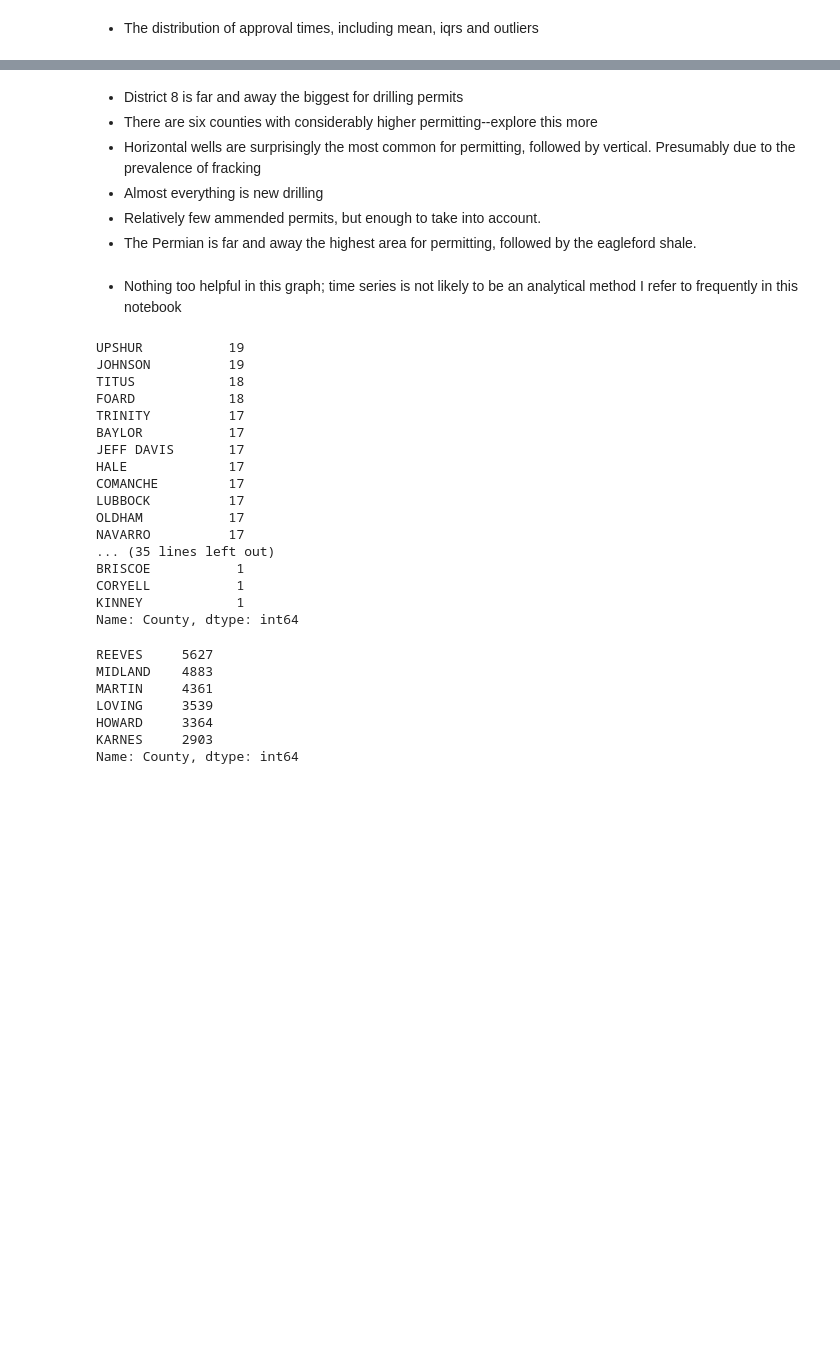
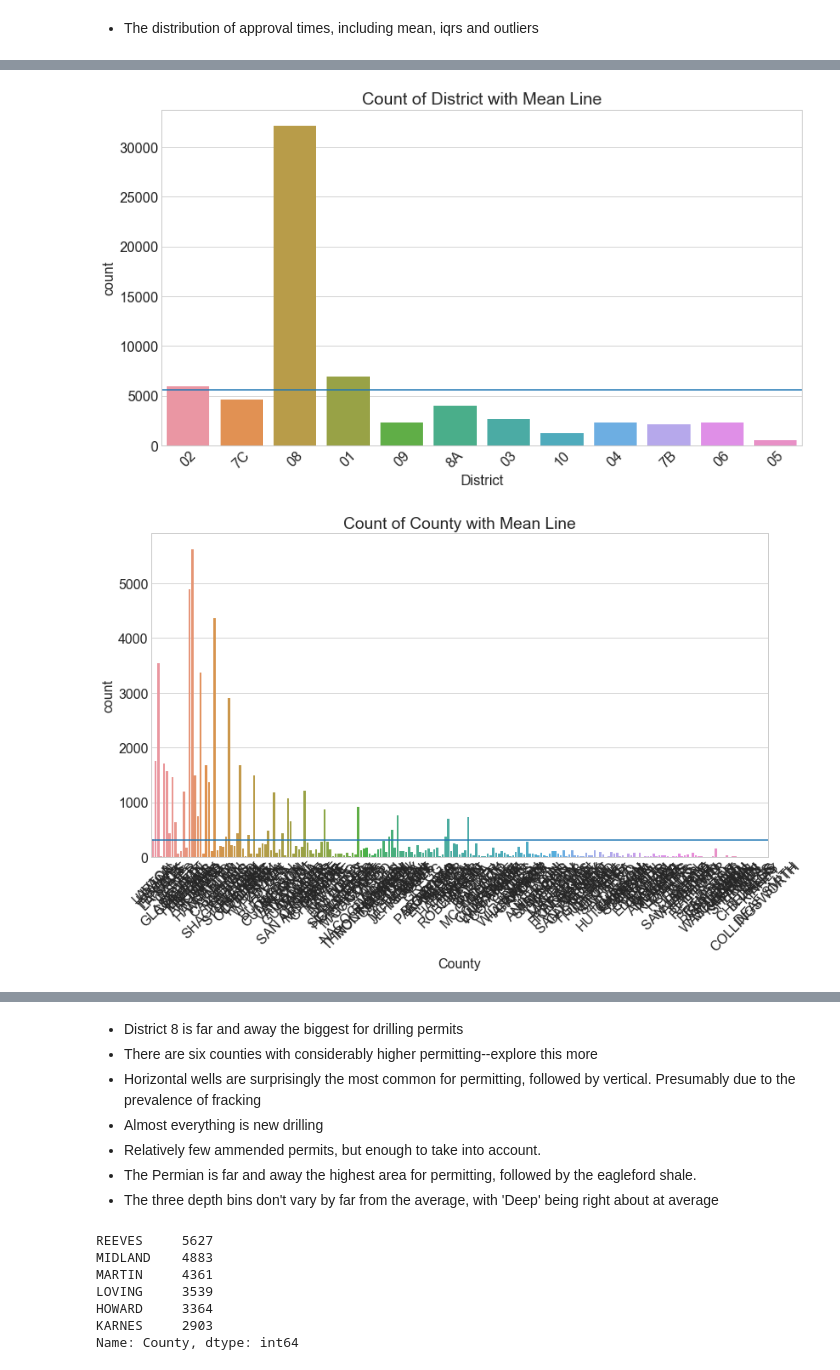
Before and after one commit to brianclements03/Individual_Project, a Jupyter notebook: Final_Notebook_Draft.ipynb, the cells around one changed output, grey strips where cells are left out. Drawn from its saved outputs; the diff is of its cells as text; code cells hidden in the pictures; blank space fills up the shorter version.

```diff
--- a/Final_Notebook_Draft.ipynb
+++ b/Final_Notebook_Draft.ipynb
@@ -227,0 +215,5 @@ for var in disc_vars:
+# %%
+viz.counts_w_mean_lines(permits)
+# %% [output]
+[figure, added]
+[figure, added]
@@ -232,29 +229,7 @@ for var in disc_vars:
 - Almost everything is new drilling
 - Relatively few ammended permits, but enough to take into account.
 - The Permian is far and away the highest area for permitting, followed by the eagleford shale.
+- The three depth bins don't vary by far from the average, with 'Deep' being right about at average
-# %% [markdown]
-- Nothing too helpful in this graph; time series is not likely to be an analytical method I refer to frequently in this notebook
-# %%
-# a list of the 50 counties with the fewest permit approvals
-permits.County.value_counts().tail(50)
-# %% [output]
-UPSHUR           19
-JOHNSON          19
-TITUS            18
-FOARD            18
-TRINITY          17
-BAYLOR           17
-JEFF DAVIS       17
-HALE             17
-COMANCHE         17
-LUBBOCK          17
-OLDHAM           17
-NAVARRO          17
-... (35 lines left out)
-BRISCOE           1
-CORYELL           1
-KINNEY            1
-Name: County, dtype: int64
 # %%
 # a list of the 6 counties with the most permit approvals
 permits.County.value_counts().head(6)
```
Also changed, not shown: parts of 65 cells of this notebook, 4 other files.
